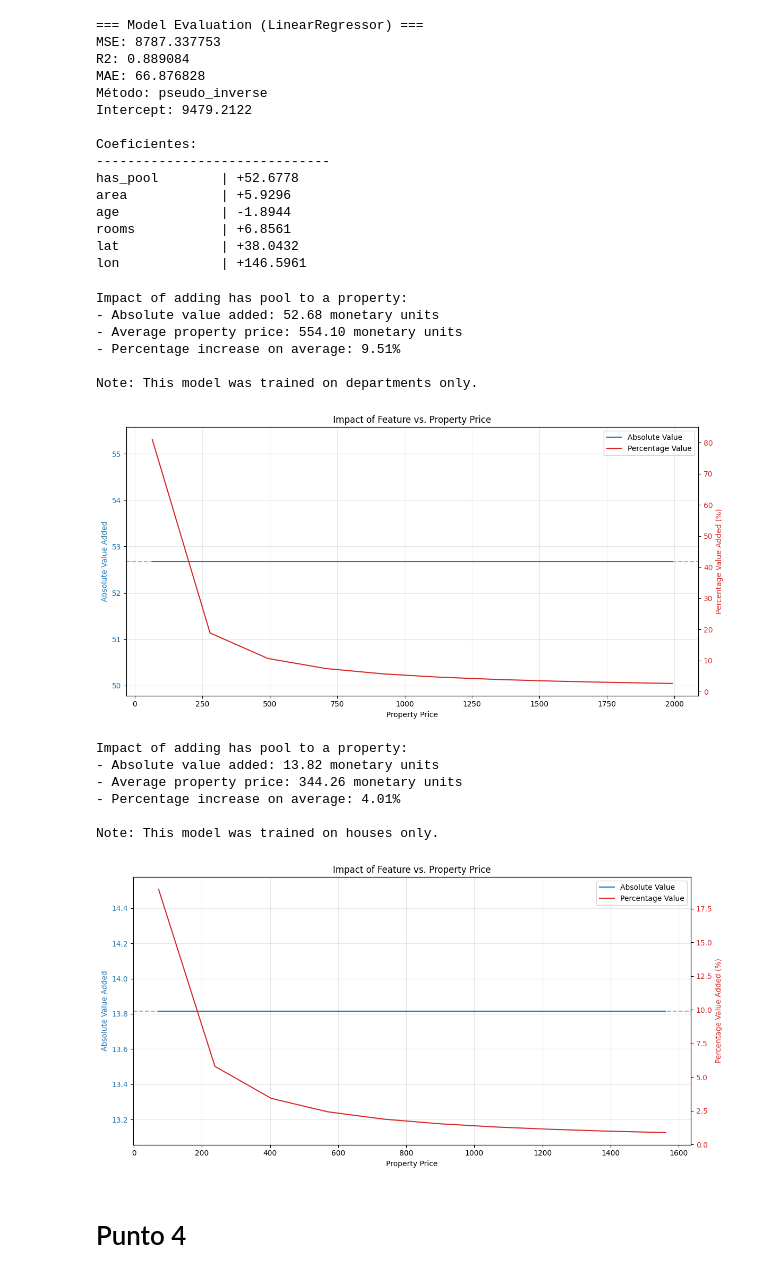
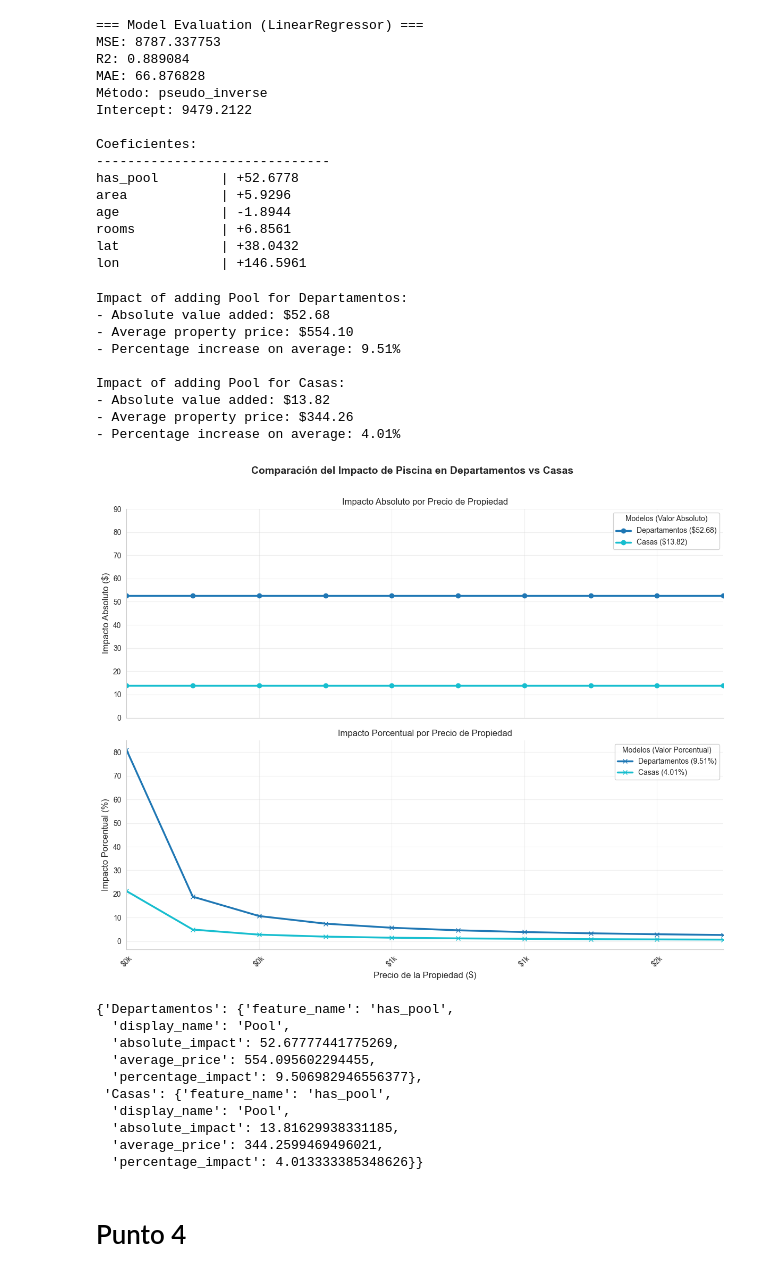
Before and after one commit to frizynn/tp1-machine-learning, a Jupyter notebook: src/Entrega_Tp1.ipynb, the cells around one changed output. Saved outputs shown, nothing was run; the diff lists cells and outputs as text; code cells hidden in the pictures.

Commit message:
Add data processing and model training utilities

```diff
--- a/src/Entrega_Tp1.ipynb
+++ b/src/Entrega_Tp1.ipynb
@@ -652,27 +585,50 @@ age             | -1.8944
 rooms           | +6.8561
 lat             | +38.0432
 lon             | +146.5961
-# %%
-
-
-pool_dept_impact = analyze_pool_value_impact(results_pool_dept, df_pool_dept)
-
-pool_house_impact = analyze_pool_value_impact(results_pool_house, df_pool_house)
-# %% [output]
-Impact of adding has pool to a property:
-- Absolute value added: 52.68 monetary units
-- Average property price: 554.10 monetary units
-- Percentage increase on average: 9.51%
-
-Note: This model was trained on departments only.
-[figure, removed]
-Impact of adding has pool to a property:
-- Absolute value added: 13.82 monetary units
-- Average property price: 344.26 monetary units
-- Percentage increase on average: 4.01%
-
-Note: This model was trained on houses only.
-[figure, removed]
+# %%
+from utils.visuals import compare_feature_impact
+# Example usage:
+model_results = {
+    "Departamentos": results_pool_dept,
+    "Casas": results_pool_house
+}
+
+property_data = {
+    "Departamentos": df_pool_dept,
+    "Casas": df_pool_house
+}
+
+x_max = max(df_pool_dept['price'].max(), df_pool_house['price'].max())
+x_min = min(df_pool_dept['price'].min(), df_pool_house['price'].min())
+compare_feature_impact(
+    model_results_dict=model_results,
+    property_dfs=property_data,
+    feature_name='has_pool',
+    custom_title="Comparación del Impacto de Piscina en Departamentos vs Casas",
+    x_lim=(x_min, x_max),
+    y_lim=(0, 90)
+)
+# %% [output]
+Impact of adding Pool for Departamentos:
+- Absolute value added: $52.68
+- Average property price: $554.10
+- Percentage increase on average: 9.51%
+
+Impact of adding Pool for Casas:
+- Absolute value added: $13.82
+- Average property price: $344.26
+- Percentage increase on average: 4.01%
+[figure, added]
+{'Departamentos': {'feature_name': 'has_pool',
+  'display_name': 'Pool',
+  'absolute_impact': 52.67777441775269,
+  'average_price': 554.095602294455,
+  'percentage_impact': 9.506982946556377},
+ 'Casas': {'feature_name': 'has_pool',
+  'display_name': 'Pool',
+  'absolute_impact': 13.81629938331185,
+  'average_price': 344.2599469496021,
+  'percentage_impact': 4.013333385348626}}
 # %% [markdown]
 # Punto 4
 # %%
```
Also changed, not shown: parts of 19 cells of this notebook, 5 other files.
